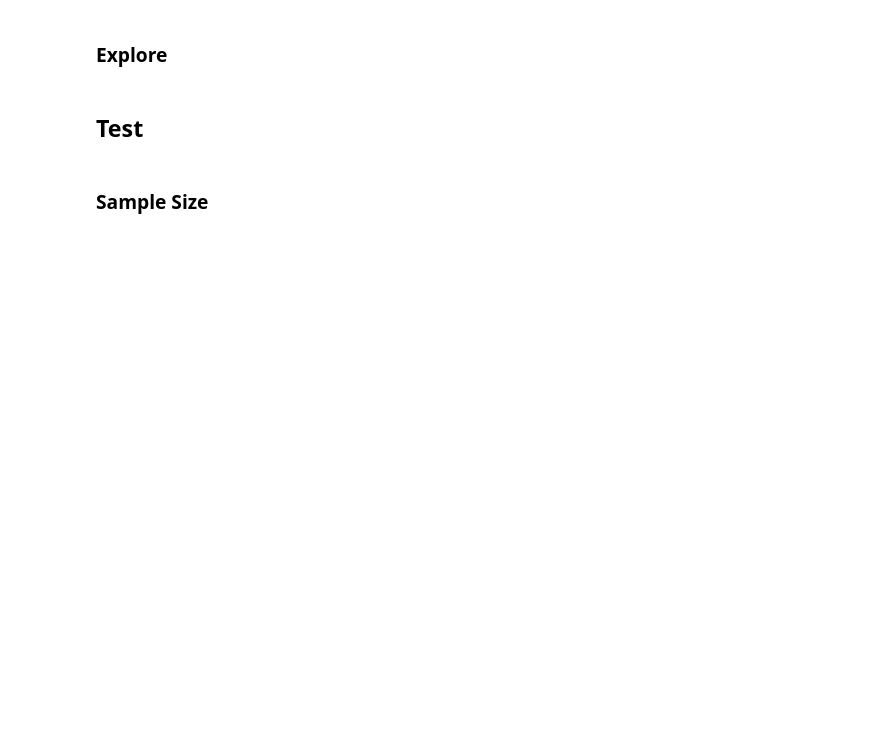
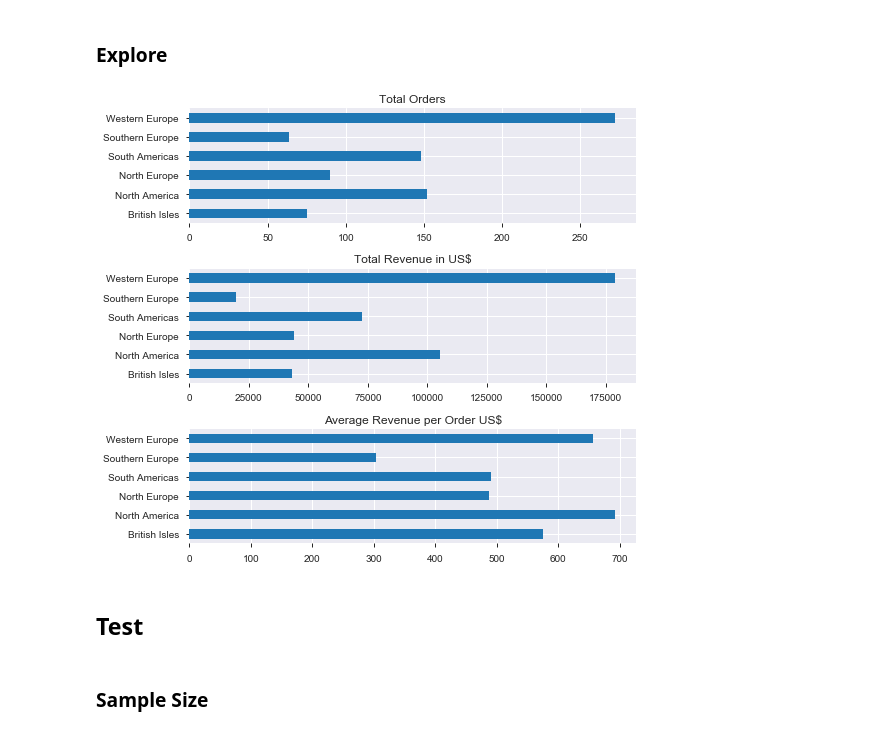
Before and after one commit to alphasentaurii/northwind-sql-database-project, a Jupyter notebook: student.ipynb, the cells around one changed output. Drawn from its saved outputs; the diff is of its cells as text; code cells hidden in the pictures; blank space fills up the shorter version.

```diff
--- a/student.ipynb
+++ b/student.ipynb
@@ -639,21 +916,23 @@ df_region.groupby('Region').count()
 # %%
 # Plot number of orders, total revenue, and average revenue per order by region
 fig, (ax1, ax2, ax3) = plt.subplots(3, 1, figsize=(8,8))
 # Number of orders
-df_revenue.groupby(['Region'])['order_revenue'].count().plot(kind='barh', ax=ax1)
+df_region.groupby(['Region'])['Revenue'].count().plot(kind='barh', ax=ax1)
 
 # Total Revenue
-df_revenue.groupby(['Region'])['order_revenue'].sum().plot(kind='barh', ax=ax2)
+df_region.groupby(['Region'])['Revenue'].sum().plot(kind='barh', ax=ax2)
 
 # Average Revenue
-df_revenue.groupby(['Region'])['order_revenue'].mean().plot(kind='barh', ax=ax3)
+df_region.groupby(['Region'])['Revenue'].mean().plot(kind='barh', ax=ax3)
 
 # Label plots and axes
 ax1.set_title('Total Orders')
 ax1.set_ylabel('')
 ax2.set_title('Total Revenue in US$')
 ax2.set_ylabel('')
 ax3.set_title('Average Revenue per Order US$')
 ax3.set_ylabel('')
 
 fig.subplots_adjust(hspace=0.4);
+# %% [output]
+[figure, added]
```
Also changed, not shown: parts of 78 cells of this notebook, 30 other files.
